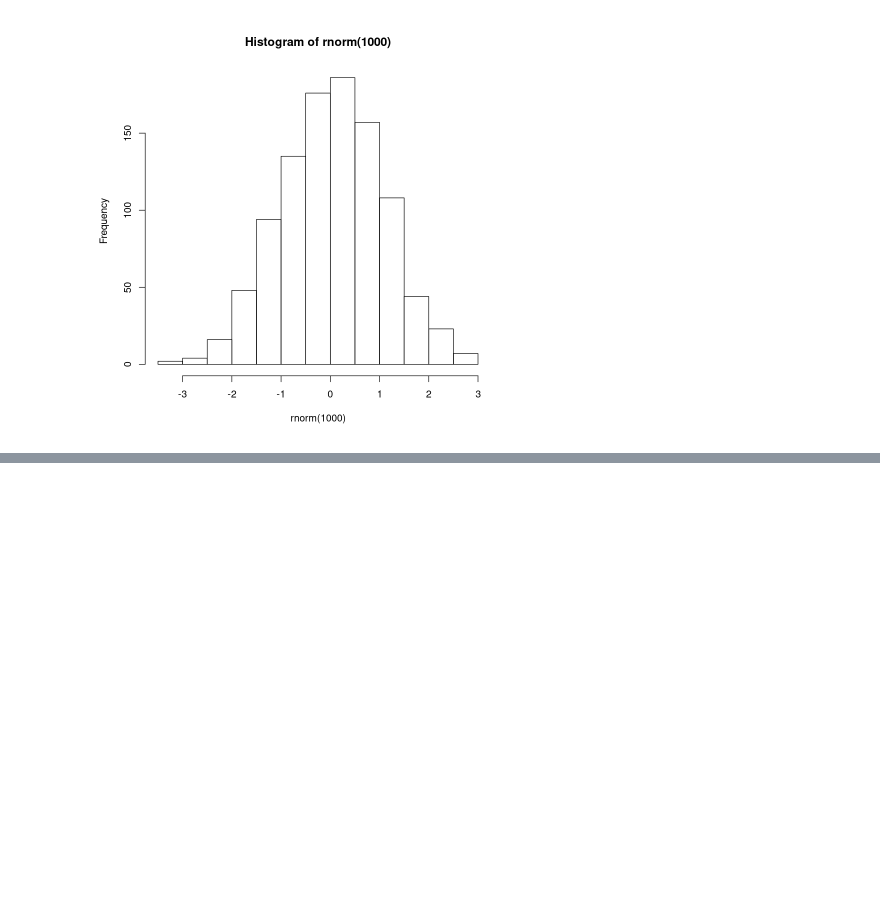
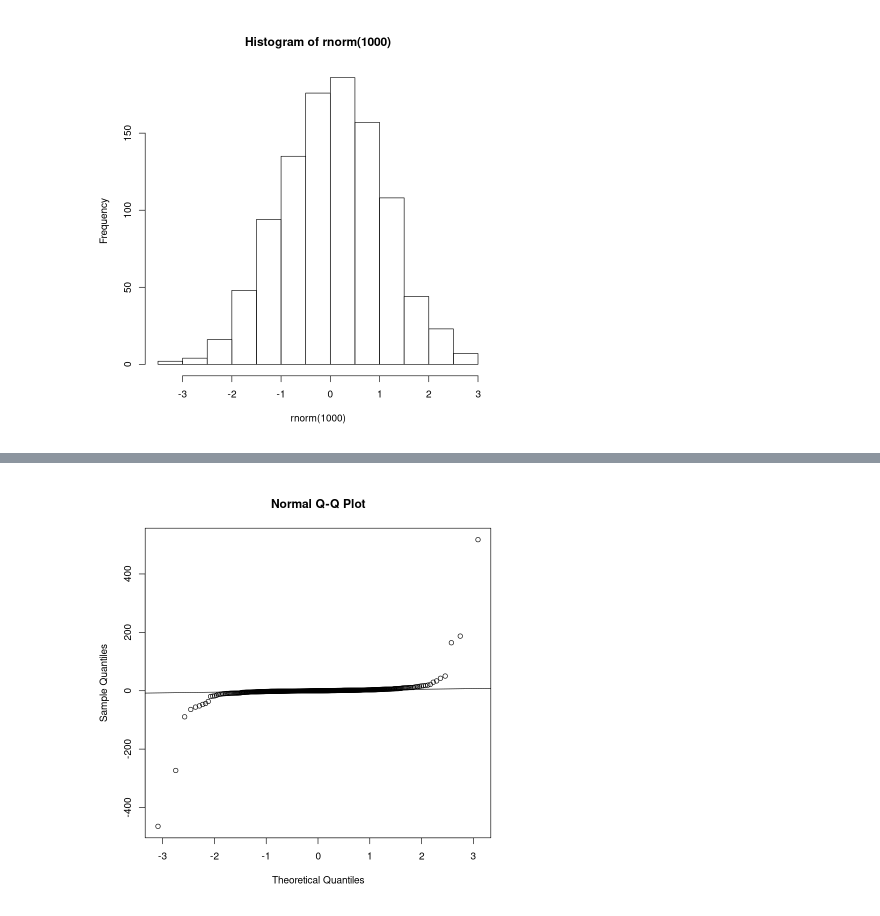
Before and after one commit to franhace/Proba-Estadistica, a Jupyter notebook: Practica/6-Posicion-Descriptiva/Practica 6 (nueva) - Ejercicio 6.ipynb, the cells around one changed output, grey strips where cells are left out. Drawn from its saved outputs; the diff is of its cells as text; code cells hidden in the pictures; blank space fills up the shorter version.

```diff
--- a/Practica/6-Posicion-Descriptiva/Practica 6 (nueva) - Ejercicio 6.ipynb
+++ b/Practica/6-Posicion-Descriptiva/Practica 6 (nueva) - Ejercicio 6.ipynb
@@ -31,11 +38,11 @@ qqline(data5)
 # %%
 # c) Repetir a) para Y = Z/U
 # donde Z ∼ N (0, 1) y U ∼ U(0, 1) independientes.
-dataZ <- rnorm(50)
-qqnorm(dataZ)
-qqline(dataZ)
-dataU <- runif(50)
+dataZ <- rnorm(500)
+dataU <- runif(500)
 y<-dataZ/dataU
 qqnorm(y)
 qqline(y)
+# %% [output]
+[figure, added]
 # %%
```
Also changed, not shown: parts of 7 cells of this notebook, 1 other file.
